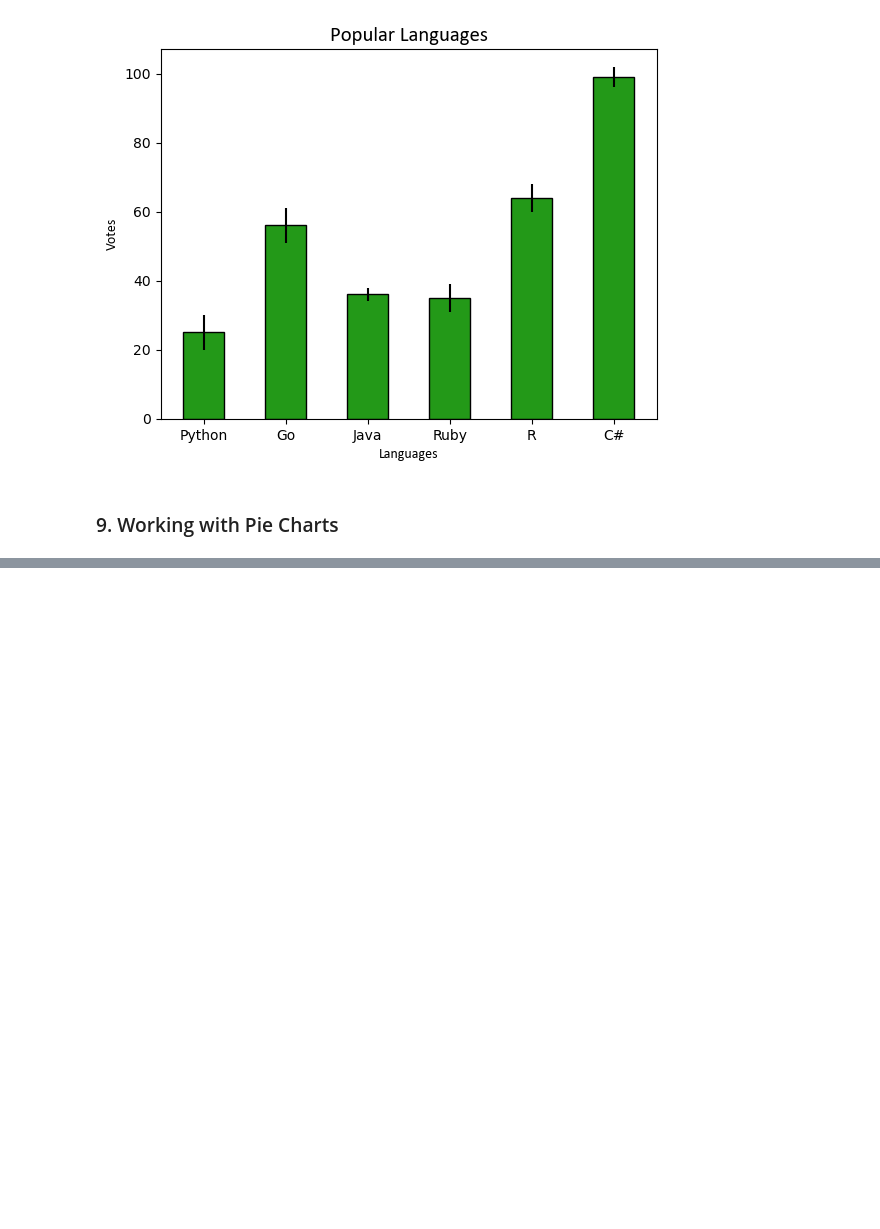
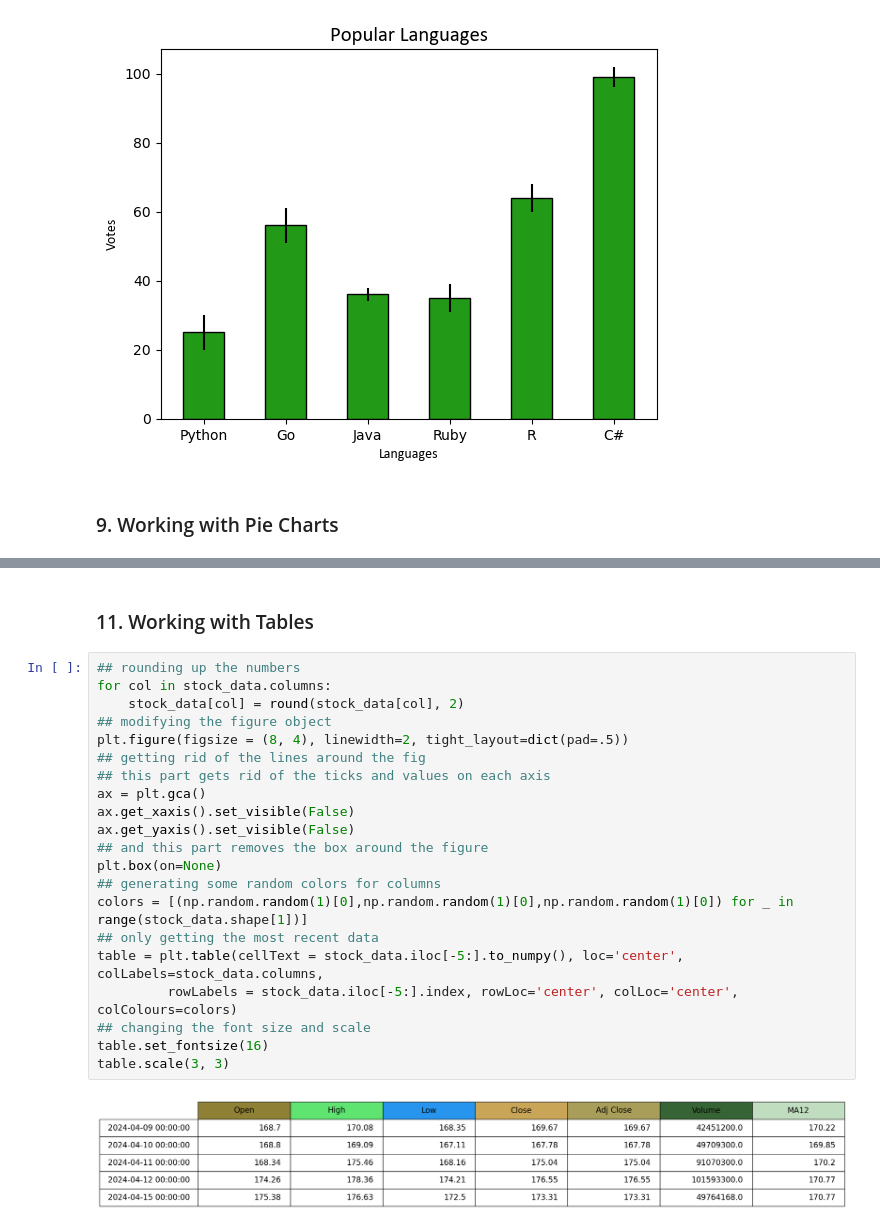
Before and after one commit to NikkiShah93/Python, a Jupyter notebook: General/Visualization/matplotlib.ipynb, the cells around one changed output, grey strips where cells are left out. Drawn from its saved outputs; the diff is of its cells as text; blank space fills up the shorter version.

Commit message:
working with the table object

```diff
--- a/General/Visualization/matplotlib.ipynb
+++ b/General/Visualization/matplotlib.ipynb
@@ -225,0 +245,25 @@ np.random.random(1)[0]
+# %% [markdown]
+### 11. Working with Tables
+# %%
+## rounding up the numbers
+for col in stock_data.columns:
+    stock_data[col] = round(stock_data[col], 2)
+## modifying the figure object
+plt.figure(figsize = (8, 4), linewidth=2, tight_layout=dict(pad=.5))
+## getting rid of the lines around the fig
+## this part gets rid of the ticks and values on each axis
+ax = plt.gca()
+ax.get_xaxis().set_visible(False)
+ax.get_yaxis().set_visible(False)
+## and this part removes the box around the figure
+plt.box(on=None)
+## generating some random colors for columns
+colors = [(np.random.random(1)[0],np.random.random(1)[0],np.random.random(1)[0]) for _ in range(stock_data.shape[1])]
+## only getting the most recent data
+table = plt.table(cellText = stock_data.iloc[-5:].to_numpy(), loc='center', colLabels=stock_data.columns,
+         rowLabels = stock_data.iloc[-5:].index, rowLoc='center', colLoc='center', colColours=colors)
+## changing the font size and scale
+table.set_fontsize(16)
+table.scale(3, 3)
+# %% [output]
+[figure, added]
```
Also changed, not shown: parts of 5 cells of this notebook.
